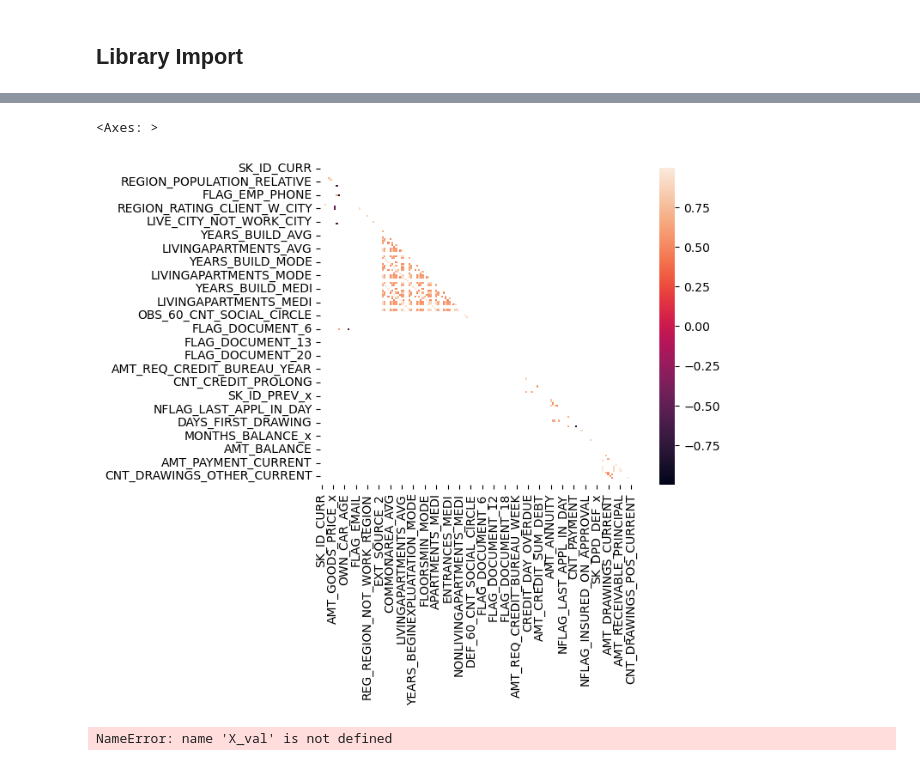
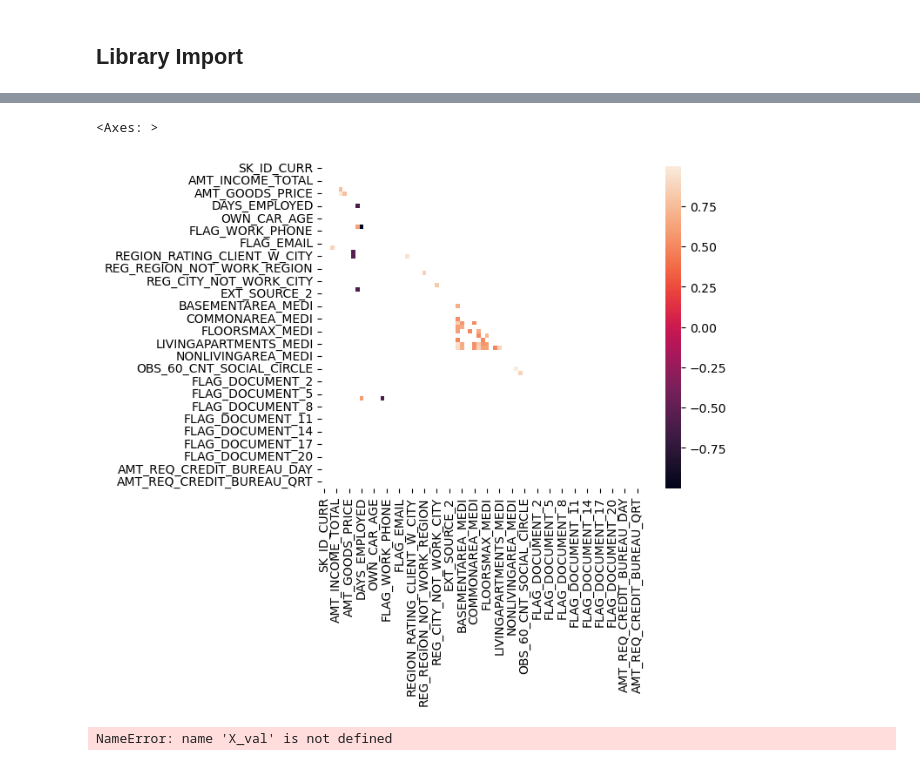
Before and after one commit to bkusuma/home-credit-default-risk, a Jupyter notebook: kaggle/working/00_Exploratory_Data_Analysis.ipynb, the cells around one changed output, grey strips where cells are left out. Cells and saved outputs as stored; diff of their text form; code cells hidden in the pictures.

```diff
--- a/kaggle/working/00_Exploratory_Data_Analysis.ipynb
+++ b/kaggle/working/00_Exploratory_Data_Analysis.ipynb
@@ -132,6 +120,6 @@ application_train.select_dtypes(include='object')
 # %%
-object_cols = application_train.select_dtypes(include='object').columns.to_list()
+object_cols = df_obj.columns.to_list()
 
 for col in object_cols:
-    print(application_train[col].value_counts())
+    print(100*(application_train[col].value_counts()/application_train.shape[0]).round(4)) # visually the percentage of values that are present
 # %% [output]
@@ -174,0 +161,14 @@ df_num
+# %%
+num_col_list = df_num.columns.to_list() # looking to strip out mode and avg cols from data and use only median cols
+# %%
+avg_cols = []
+mode_cols = []
+
+for col in num_col_list:
+    if "_AVG" in col:
+        avg_cols.append(col)
+    elif "_MODE" in col:
+        mode_cols.append(col)
+
+print(avg_cols)
+print(mode_cols)
@@ -174,0 +178,3 @@ df_num
+# %%
+df_num.drop(columns=avg_cols, inplace=True)
+df_num.drop(columns=mode_cols, inplace=True)
@@ -192,13 +214,13 @@ df_num
 # %%
 # Generate a mask for the upper triangle
-mask = np.zeros_like(df_num.corr(), dtype=np.bool)
+mask = np.zeros_like(df_num.corr(), dtype=bool)
 mask[np.triu_indices_from(mask)] = True
 
 # Draw the heatmap with the mask and correct aspect ratio
 sns.heatmap(df_num.corr().where(lambda x: abs(x)>0.5), mask=mask, square=True)
 # %% [output]
 <Axes: >
-[figure, old version]
+[figure, new version]
 # %%
 # split data
 X = df_num.drop(columns=["TARGET", "SK_ID_CURR"])
```
Also changed, not shown: parts of 17 cells of this notebook, 8 other files.
